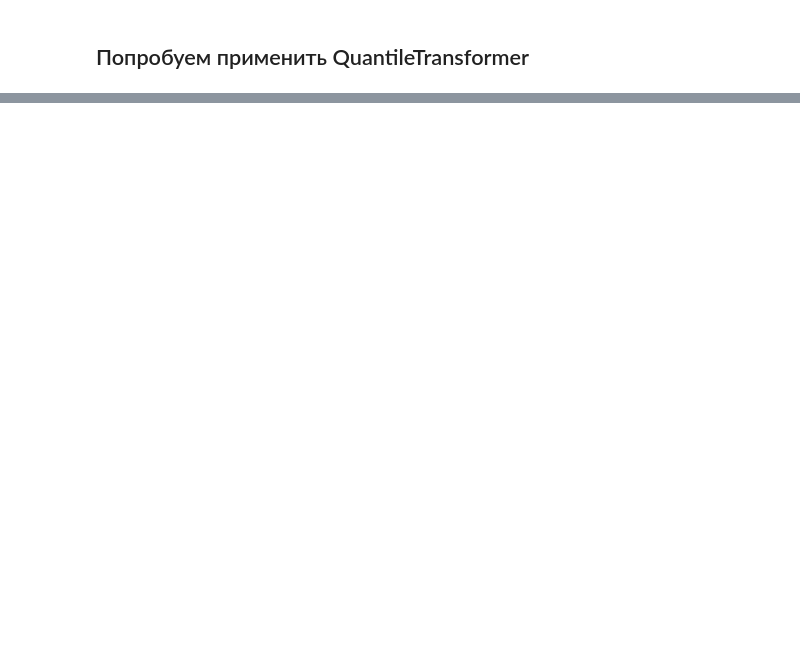
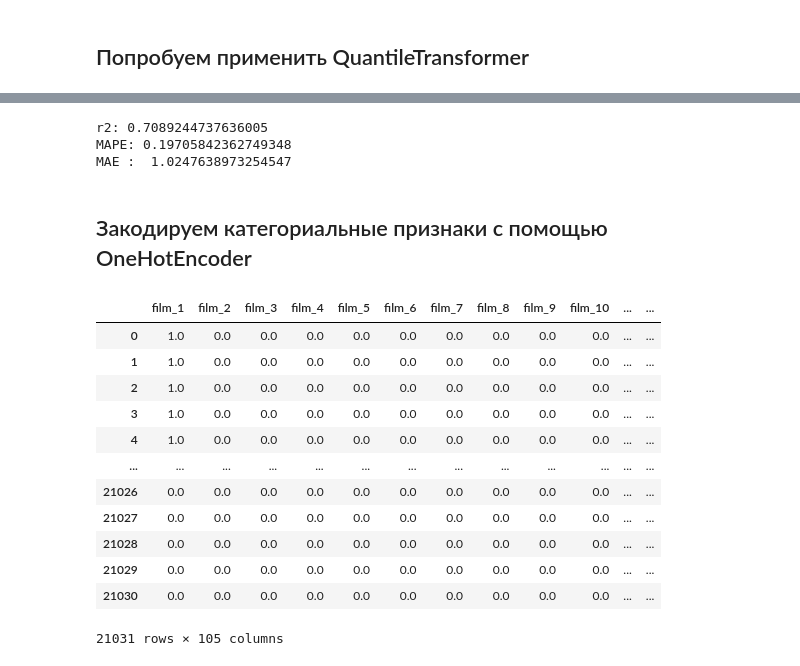
Before and after one commit to Nakinamo/EEG-notebooks, a Jupyter notebook: MLPRegressor.ipynb, the cells around one changed output, grey strips where cells are left out. Saved outputs shown, nothing was run; the diff lists cells and outputs as text; code cells hidden in the pictures; blank space fills up the shorter version.

```diff
--- a/MLPRegressor.ipynb
+++ b/MLPRegressor.ipynb
@@ -263,0 +410,3 @@ label : 9.00 predicted: 7.64
+# %%
+data_all = pd.read_csv('features_filtered_IsolationForest.csv')
+data_all
@@ -263,0 +491,10 @@ label : 9.00 predicted: 7.64
+# %%
+print('r2:', r2_score(lbl, predicted))
+print('MAPE:', mean_absolute_percentage_error(lbl, predicted))
+print('MAE : ', mean_absolute_error(lbl, predicted))
+# %% [output]
+r2: 0.7089244737636005
+MAPE: 0.19705842362749348
+MAE :  1.0247638973254547
+# %% [markdown]
+## Закодируем категориальные признаки с помощью OneHotEncoder
@@ -263,0 +503,20 @@ label : 9.00 predicted: 7.64
+# %%
+enc = OneHotEncoder(handle_unknown='ignore')
+# %%
+enc.fit(data_all[['film', 'ch', 'Subj']])
+X_all_cat = pd.DataFrame(enc.transform(data_all[['film', 'ch', 'Subj']]).toarray(), columns=enc.get_feature_names_out(['film', 'ch', 'Subj']))
+X_all_cat
+# %% [output]
+|  | film_1 | film_2 | film_3 | film_4 | film_5 | film_6 | film_7 | film_8 | film_9 | film_10 | ... | ... |
+| 0 | 1.0 | 0.0 | 0.0 | 0.0 | 0.0 | 0.0 | 0.0 | 0.0 | 0.0 | 0.0 | ... | ... |
+| 1 | 1.0 | 0.0 | 0.0 | 0.0 | 0.0 | 0.0 | 0.0 | 0.0 | 0.0 | 0.0 | ... | ... |
+| 2 | 1.0 | 0.0 | 0.0 | 0.0 | 0.0 | 0.0 | 0.0 | 0.0 | 0.0 | 0.0 | ... | ... |
+| 3 | 1.0 | 0.0 | 0.0 | 0.0 | 0.0 | 0.0 | 0.0 | 0.0 | 0.0 | 0.0 | ... | ... |
+| 4 | 1.0 | 0.0 | 0.0 | 0.0 | 0.0 | 0.0 | 0.0 | 0.0 | 0.0 | 0.0 | ... | ... |
+| ... | ... | ... | ... | ... | ... | ... | ... | ... | ... | ... | ... | ... |
+| 21026 | 0.0 | 0.0 | 0.0 | 0.0 | 0.0 | 0.0 | 0.0 | 0.0 | 0.0 | 0.0 | ... | ... |
+| 21027 | 0.0 | 0.0 | 0.0 | 0.0 | 0.0 | 0.0 | 0.0 | 0.0 | 0.0 | 0.0 | ... | ... |
+| 21028 | 0.0 | 0.0 | 0.0 | 0.0 | 0.0 | 0.0 | 0.0 | 0.0 | 0.0 | 0.0 | ... | ... |
+| 21029 | 0.0 | 0.0 | 0.0 | 0.0 | 0.0 | 0.0 | 0.0 | 0.0 | 0.0 | 0.0 | ... | ... |
+| 21030 | 0.0 | 0.0 | 0.0 | 0.0 | 0.0 | 0.0 | 0.0 | 0.0 | 0.0 | 0.0 | ... | ... |
+21031 rows × 105 columns
```
Also changed, not shown: parts of 68 cells of this notebook.
